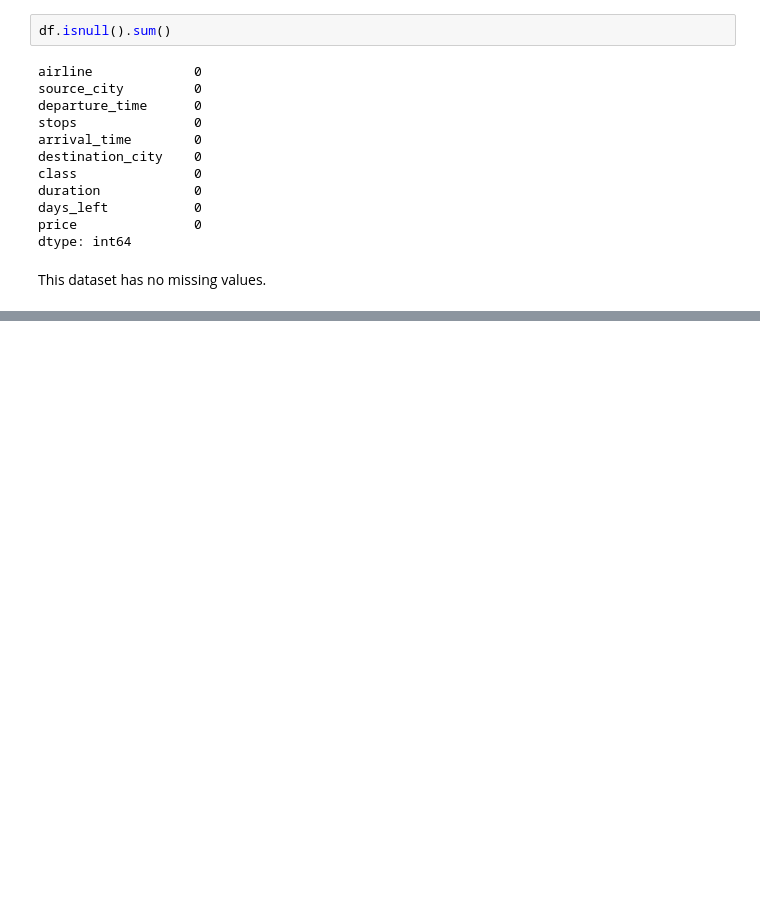
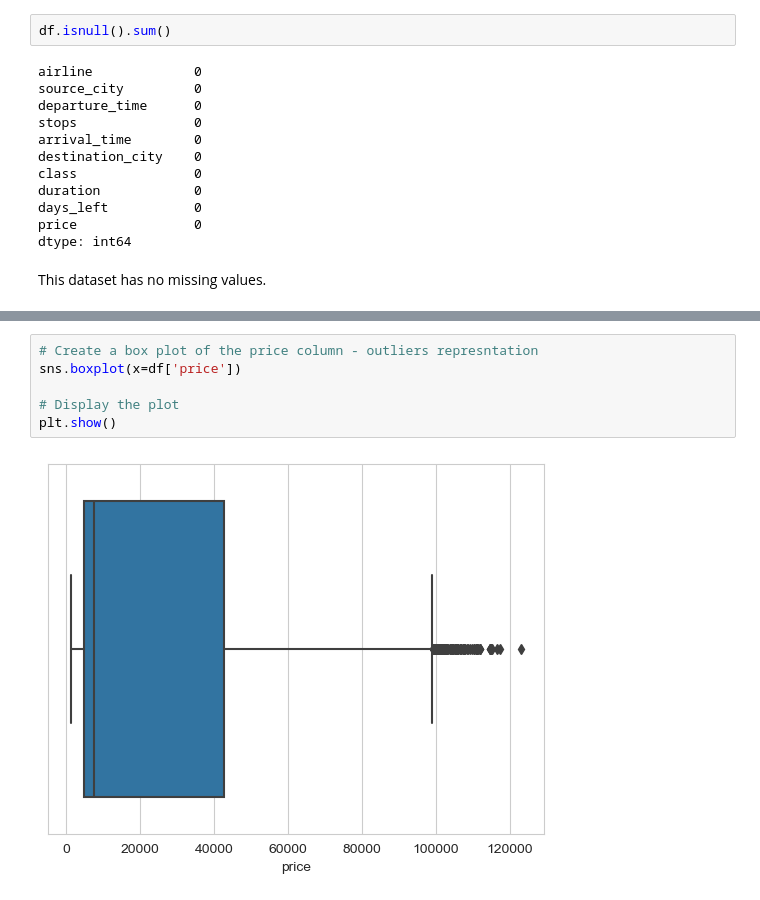
Before and after one commit to sirisha0505/LetslearnGit, a Jupyter notebook: Making clean data from Business & economy files - Flight price prediction.ipynb, the cells around one changed output, grey strips where cells are left out. Cells and saved outputs as stored; diff of their text form; blank space fills up the shorter version.

```diff
--- a/Making clean data from Business & economy files - Flight price prediction.ipynb
+++ b/Making clean data from Business & economy files - Flight price prediction.ipynb
@@ -403,0 +462,8 @@ This dataset has no missing values.
+# %%
+# Create a box plot of the price column - outliers represntation
+sns.boxplot(x=df['price'])
+
+# Display the plot
+plt.show()
+# %% [output]
+[figure, added]
```
Also changed, not shown: parts of 7 cells of this notebook.
